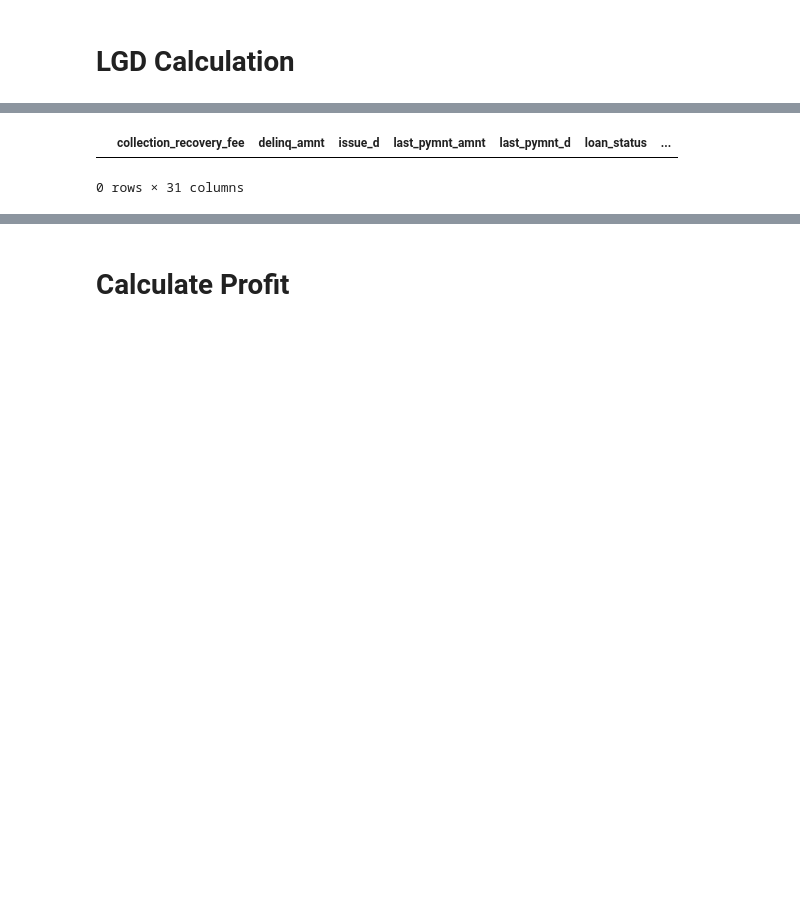
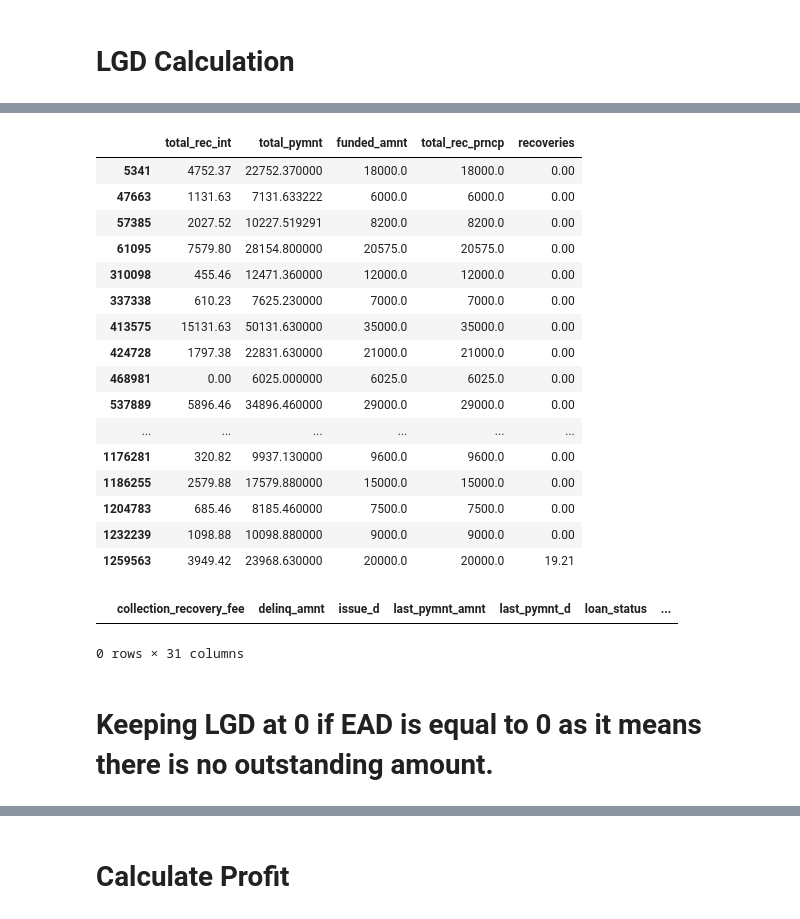
Before and after one commit to preetmodi/Credit-Risk-Analytics, a Jupyter notebook: LGD_Caliberation.ipynb, the cells around one changed output, grey strips where cells are left out. Cells and saved outputs as stored; diff of their text form; code cells hidden in the pictures; blank space fills up the shorter version.

```diff
--- a/LGD_Caliberation.ipynb
+++ b/LGD_Caliberation.ipynb
@@ -50,10 +50,11 @@ from sklearn.model_selection import GridSearchCV
 
 sns.set_theme(style="darkgrid")
 # %%
-# performance_df = pd.read_pickle('model/data/performance_cleaned.pkl')
-# df = pd.read_csv('LCOrigination.csv')
+performance_df = pd.read_pickle('model/data/performance_cleaned.pkl')
+df = pd.read_csv('LCOrigination.csv')
 
-performance_df = pd.read_pickle('model/data/performance_with_LGD.pkl')
+# performance_df = pd.read_pickle('model/data/performance_with_LGD.pkl')
+# performance_df = performance_df.dropna(subset=['loan_status'])
 
 performance_df['id'] =  performance_df['id'].astype('int')
 
@@ -83,0 +123,20 @@ performance_df['EAD'] = performance_df['funded_amnt'] - performance_df['total_py
+# %%
+df[df['id'].isin(ids_list)][['total_rec_int', 'total_pymnt', 'funded_amnt', 'total_rec_prncp', 'recoveries']]
+# %% [output]
+|  | total_rec_int | total_pymnt | funded_amnt | total_rec_prncp | recoveries |
+| 5341 | 4752.37 | 22752.370000 | 18000.0 | 18000.0 | 0.00 |
+| 47663 | 1131.63 | 7131.633222 | 6000.0 | 6000.0 | 0.00 |
+| 57385 | 2027.52 | 10227.519291 | 8200.0 | 8200.0 | 0.00 |
+| 61095 | 7579.80 | 28154.800000 | 20575.0 | 20575.0 | 0.00 |
+| 310098 | 455.46 | 12471.360000 | 12000.0 | 12000.0 | 0.00 |
+| 337338 | 610.23 | 7625.230000 | 7000.0 | 7000.0 | 0.00 |
+| 413575 | 15131.63 | 50131.630000 | 35000.0 | 35000.0 | 0.00 |
+| 424728 | 1797.38 | 22831.630000 | 21000.0 | 21000.0 | 0.00 |
+| 468981 | 0.00 | 6025.000000 | 6025.0 | 6025.0 | 0.00 |
+| 537889 | 5896.46 | 34896.460000 | 29000.0 | 29000.0 | 0.00 |
+| ... | ... | ... | ... | ... | ... |
+| 1176281 | 320.82 | 9937.130000 | 9600.0 | 9600.0 | 0.00 |
+| 1186255 | 2579.88 | 17579.880000 | 15000.0 | 15000.0 | 0.00 |
+| 1204783 | 685.46 | 8185.460000 | 7500.0 | 7500.0 | 0.00 |
+| 1232239 | 1098.88 | 10098.880000 | 9000.0 | 9000.0 | 0.00 |
+| 1259563 | 3949.42 | 23968.630000 | 20000.0 | 20000.0 | 19.21 |
@@ -86,3 +149,5 @@ performance_df[(performance_df['total_pymnt'] - (performance_df['total_rec_late_
 # %% [output]
 |  | collection_recovery_fee | delinq_amnt | issue_d | last_pymnt_amnt | last_pymnt_d | loan_status | ... |
 0 rows × 31 columns
+# %% [markdown]
+# Keeping LGD at 0 if EAD is equal to 0 as it means there is no outstanding amount.
```
Also changed, not shown: parts of 19 cells of this notebook.
